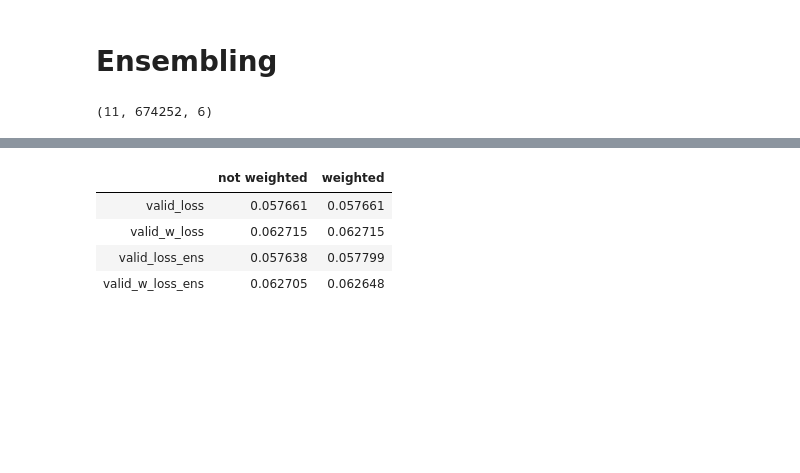
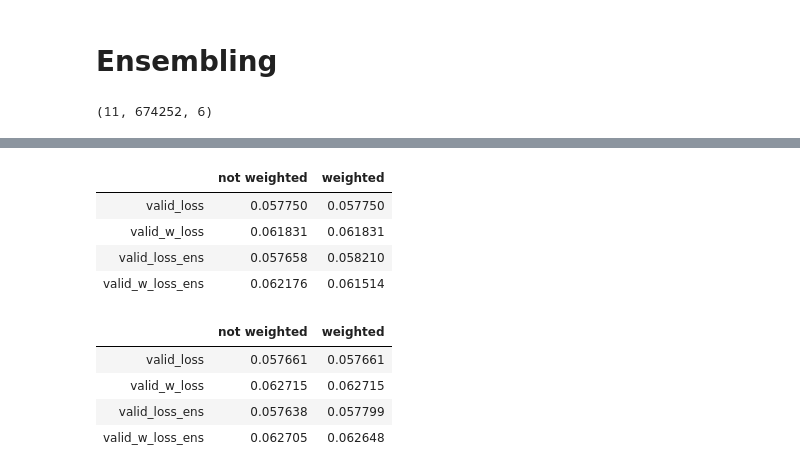
Before and after one commit to nosound2/RSNA-Hemorrhage, a Jupyter notebook: notebooks/Ensembling.ipynb, the cells around one changed output, grey strips where cells are left out. Drawn from its saved outputs; the diff is of its cells as text; code cells hidden in the pictures; blank space fills up the shorter version.

```diff
--- a/notebooks/Ensembling.ipynb
+++ b/notebooks/Ensembling.ipynb
@@ -518,3 +520,21 @@ stats.groupby(['weighted','target'])[['valid_loss','valid_loss_ens','valid_w_los
+# %%
+# wegihted models
+tt = pd.concat([
+stats.loc[stats.weighted == False].groupby('target')[['valid_loss','valid_w_loss',
+                                                      'valid_loss_ens','valid_w_loss_ens']].mean()\
+    .apply(lambda x: x*class_weights).mean(),
+stats.loc[stats.weighted == True].groupby('target')[['valid_loss','valid_w_loss',
+                                                     'valid_loss_ens','valid_w_loss_ens']].mean()\
+    .apply(lambda x: x*class_weights).mean()
+],axis=1)
+tt.columns = ['not weighted','weighted']
+tt
+# %% [output]
+|  | not weighted | weighted |
+| valid_loss | 0.057750 | 0.057750 |
+| valid_w_loss | 0.061831 | 0.061831 |
+| valid_loss_ens | 0.057658 | 0.058210 |
+| valid_w_loss_ens | 0.062176 | 0.061514 |
 # %%
 # non-weighted models
 tt = pd.concat([
```
Also changed, not shown: parts of 45 cells of this notebook.
